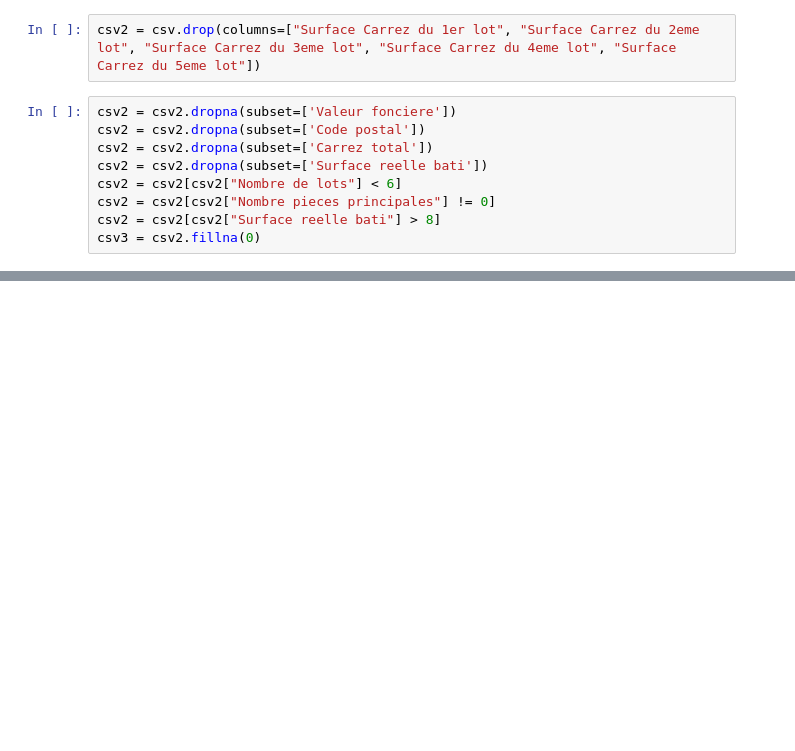
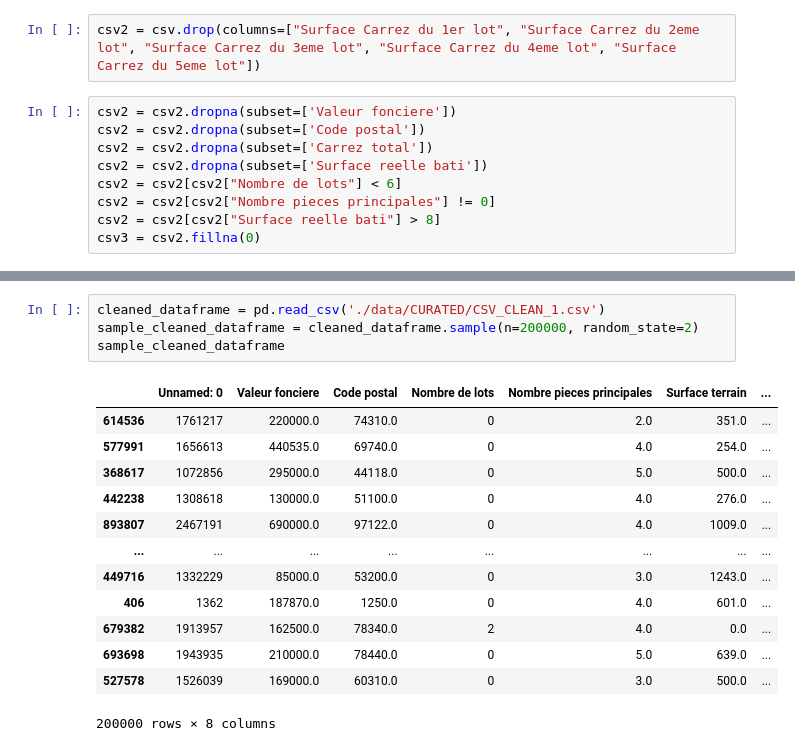
Before and after one commit to KRDavid/Immothep, a Jupyter notebook: NotebookDav.ipynb, the cells around one changed output, grey strips where cells are left out. Cells and saved outputs as stored; diff of their text form; blank space fills up the shorter version.

```diff
--- a/NotebookDav.ipynb
+++ b/NotebookDav.ipynb
@@ -46 +56,19 @@ csv3
+# %%
+cleaned_dataframe = pd.read_csv('./data/CURATED/CSV_CLEAN_1.csv')
+sample_cleaned_dataframe = cleaned_dataframe.sample(n=200000, random_state=2)
+sample_cleaned_dataframe
+# %% [output]
+|  | Unnamed: 0 | Valeur fonciere | Code postal | Nombre de lots | Nombre pieces principales | Surface terrain | ... |
+| 614536 | 1761217 | 220000.0 | 74310.0 | 0 | 2.0 | 351.0 | ... |
+| 577991 | 1656613 | 440535.0 | 69740.0 | 0 | 4.0 | 254.0 | ... |
+| 368617 | 1072856 | 295000.0 | 44118.0 | 0 | 5.0 | 500.0 | ... |
+| 442238 | 1308618 | 130000.0 | 51100.0 | 0 | 4.0 | 276.0 | ... |
+| 893807 | 2467191 | 690000.0 | 97122.0 | 0 | 4.0 | 1009.0 | ... |
+| ... | ... | ... | ... | ... | ... | ... | ... |
+| 449716 | 1332229 | 85000.0 | 53200.0 | 0 | 3.0 | 1243.0 | ... |
+| 406 | 1362 | 187870.0 | 1250.0 | 0 | 4.0 | 601.0 | ... |
+| 679382 | 1913957 | 162500.0 | 78340.0 | 2 | 4.0 | 0.0 | ... |
+| 693698 | 1943935 | 210000.0 | 78440.0 | 0 | 5.0 | 639.0 | ... |
+| 527578 | 1526039 | 169000.0 | 60310.0 | 0 | 3.0 | 500.0 | ... |
+200000 rows × 8 columns
 # %%
```
Also changed, not shown: parts of 8 cells of this notebook.
